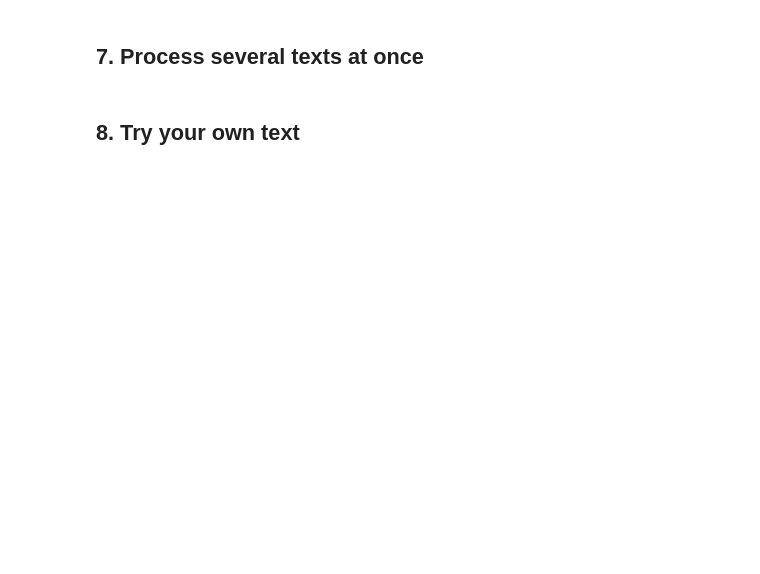
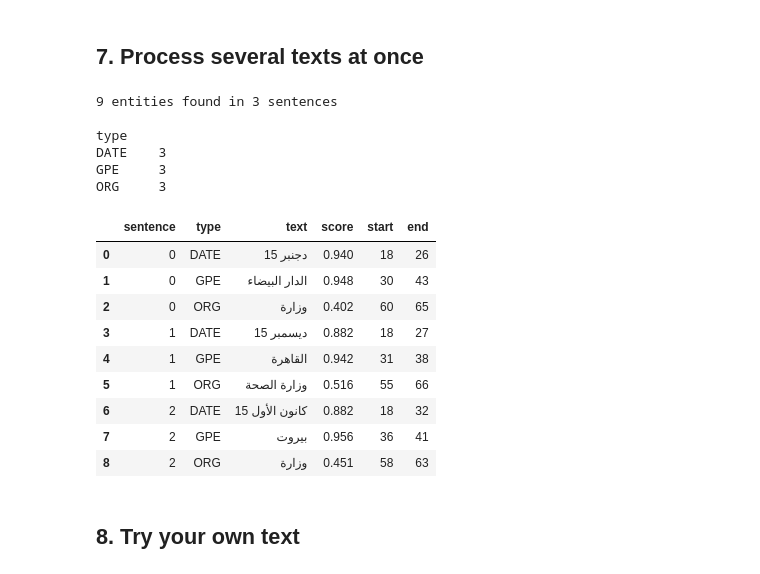
Before and after one commit to assoudi-typica-ai/magbert-ner-ar-tutorial, a Jupyter notebook: MagBERT_NER_AR_Tutorial.ipynb, the cells around one changed output. Cells and saved outputs as stored; diff of their text form; code cells hidden in the pictures; blank space fills up the shorter version.

```diff
--- a/MagBERT_NER_AR_Tutorial.ipynb
+++ b/MagBERT_NER_AR_Tutorial.ipynb
@@ -152,10 +225,12 @@ show("زار وفد من الاتحاد الإفريقي مدينة العيون
 
 The model handles standard Arabic from any country. Here is the same sentence written with Moroccan, Egyptian and Levantine month names:
 # %%
-for region, sent in {
+examples = {
     "Morocco": "انعقد المؤتمر يوم 15 دجنبر في الدار البيضاء بحضور ممثلين عن وزارة الصحة.",
     "Egypt":   "انعقد المؤتمر يوم 15 ديسمبر في القاهرة بحضور ممثلين عن وزارة الصحة.",
     "Levant":  "انعقد المؤتمر يوم 15 كانون الأول في بيروت بحضور ممثلين عن وزارة الصحة.",
-}.items():
+}
+
+for region, sent in examples.items():
     print(f"── {region}")
     show(sent)
@@ -162,14 +256,31 @@ for region, sent in {
 # %% [markdown]
 ## 7. Process several texts at once
 # %%
-texts = [sent for _, sent in examples]
+texts = [sent for _, sent in examples.items()]
 
 rows = [{"sentence": i, **e} for i, t in enumerate(texts) for e in extract_entities(t)]
 results = pd.DataFrame(rows)
 
 print(f"{len(results)} entities found in {len(texts)} sentences\n")
 print(results["type"].value_counts().to_string())
 results
+# %% [output]
+9 entities found in 3 sentences
+
+type
+DATE    3
+GPE     3
+ORG     3
+|  | sentence | type | text | score | start | end |
+| 0 | 0 | DATE | 15 دجنبر | 0.940 | 18 | 26 |
+| 1 | 0 | GPE | الدار البيضاء | 0.948 | 30 | 43 |
+| 2 | 0 | ORG | وزارة | 0.402 | 60 | 65 |
+| 3 | 1 | DATE | 15 ديسمبر | 0.882 | 18 | 27 |
+| 4 | 1 | GPE | القاهرة | 0.942 | 31 | 38 |
+| 5 | 1 | ORG | وزارة الصحة | 0.516 | 55 | 66 |
+| 6 | 2 | DATE | 15 كانون الأول | 0.882 | 18 | 32 |
+| 7 | 2 | GPE | بيروت | 0.956 | 36 | 41 |
+| 8 | 2 | ORG | وزارة | 0.451 | 58 | 63 |
 # %% [markdown]
 ## 8. Try your own text
 # %%
```
Also changed, not shown: parts of 13 cells of this notebook.
